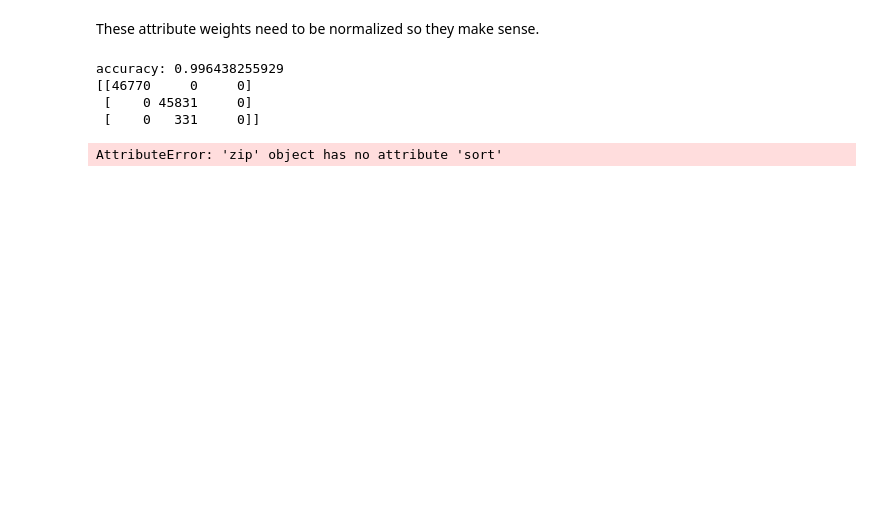
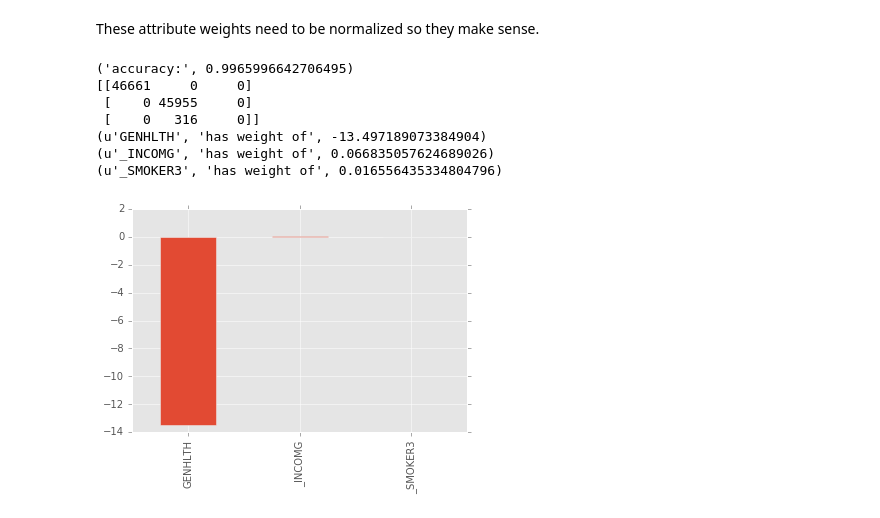
Before and after one commit to RahnL/DataScience-SMU, a Jupyter notebook: DataMining/DataMining-MiniLab1-Lieberman-Melendez-Shuhart.ipynb, the cells around one changed output. Drawn from its saved outputs; the diff is of its cells as text; code cells hidden in the pictures; blank space fills up the shorter version.

```diff
--- a/DataMining/DataMining-MiniLab1-Lieberman-Melendez-Shuhart.ipynb
+++ b/DataMining/DataMining-MiniLab1-Lieberman-Melendez-Shuhart.ipynb
@@ -209,22 +209,33 @@ y_hat = lr_clf.predict(X_test_scaled) # get test set precitions
 
 acc = mt.accuracy_score(y_test,y_hat)
 conf = mt.confusion_matrix(y_test,y_hat)
-print('accuracy:', acc)
-print(conf)
+print('accuracy:', acc )
+print(conf )
 
 # sort these attributes and spit them out
-# print(df_reduced.columns)
-# print(lr_clf.coef_.T)
+zip_vars = zip(lr_clf.coef_.T,df_reduced.columns) # combine attributes
 
-zip_vars = zip(lr_clf.coef_.T,df_reduced.columns) # combine attributes
-zip_vars.sort(key = lambda t: np.abs(t[0])) # sort them by the magnitude of the weight
-
-# now print them out
+# This sorting breaks things, and can't figure out why
+# zip_vars.sort(key = lambda t: np.abs(t[0])) # sort them by the magnitude of the weight
 for coef, name in zip_vars:
-    print(name, 'has weight of', coef[0])
+    print(name, 'has weight of', coef[0]) # now print them out
 # %% [output]
-accuracy: 0.996438255929
-[[46770     0     0]
- [    0 45831     0]
- [    0   331     0]]
+('accuracy:', 0.9965996642706495)
+[[46661     0     0]
+ [    0 45955     0]
+ [    0   316     0]]
+(u'GENHLTH', 'has weight of', -13.497189073384904)
+(u'_INCOMG', 'has weight of', 0.066835057624689026)
+(u'_SMOKER3', 'has weight of', 0.016556435334804796)
-AttributeError: 'zip' object has no attribute 'sort'
+# %%
+# now let's make a pandas Series with the names and values, and plot them
+from matplotlib import pyplot as plt
+%matplotlib inline
+plt.style.use('ggplot')
+
+
+weights = pd.Series(lr_clf.coef_[0],index=df_reduced.columns)
+weights.plot(kind='bar')
+plt.show()
+# %% [output]
+[figure, added]
```
Also changed, not shown: parts of 11 cells of this notebook.
